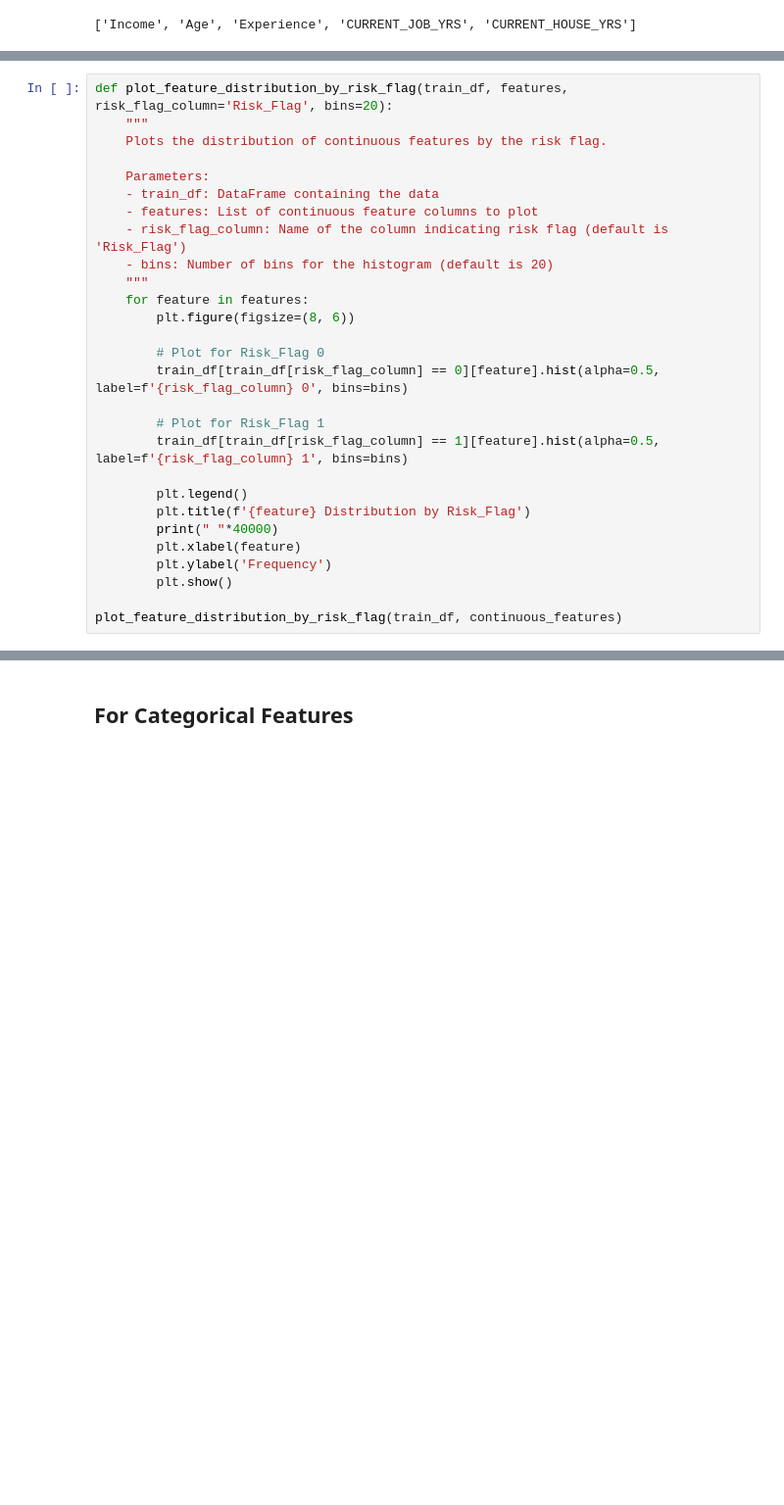
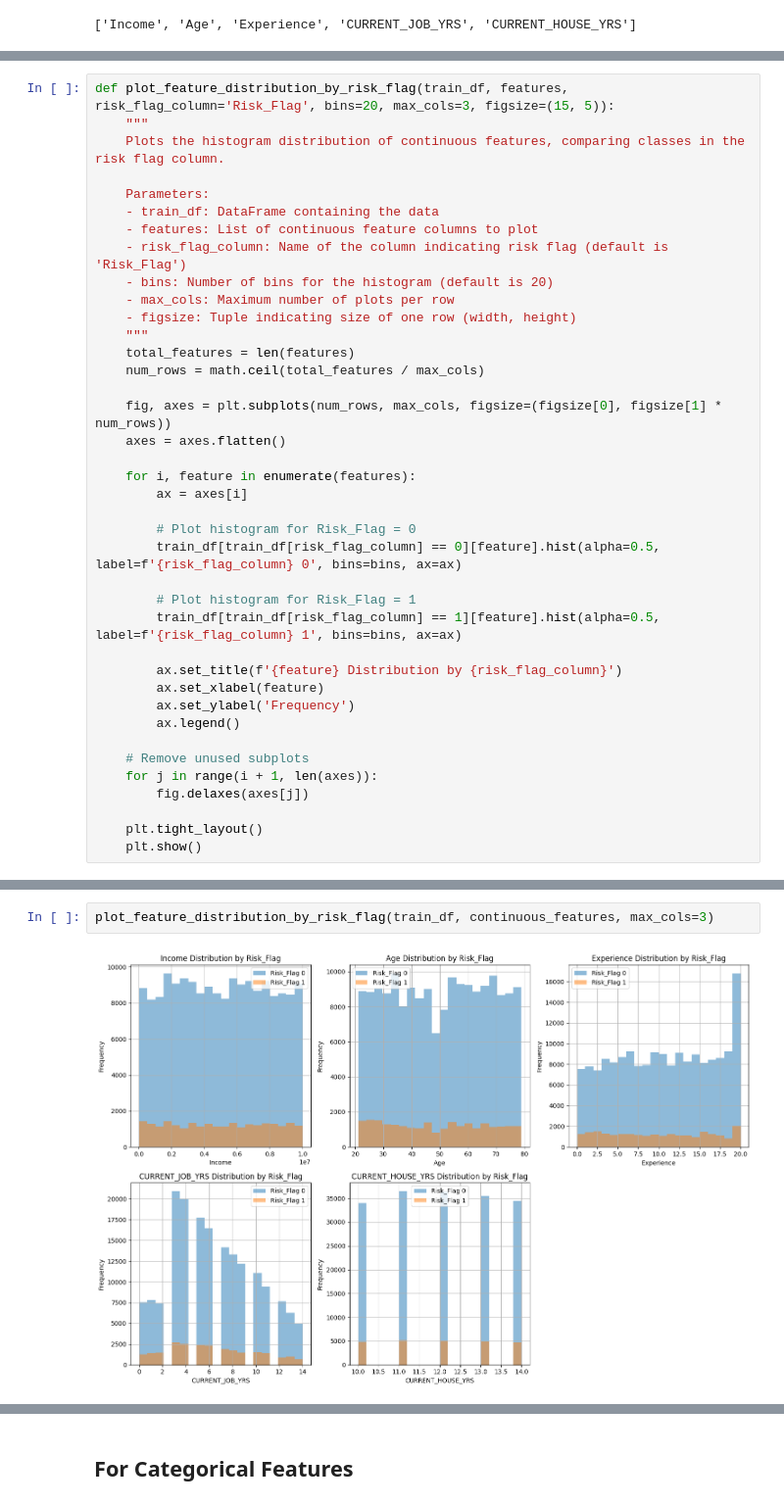
Before and after one commit to Eddythemachine/ziontechhub_hackathon_submission, a Jupyter notebook: loan_risk_assesment.ipynb, the cells around one changed output, grey strips where cells are left out. Shown at 98% size. Saved outputs shown, nothing was run; the diff lists cells and outputs as text; blank space fills up the shorter version.

```diff
--- a/loan_risk_assesment.ipynb
+++ b/loan_risk_assesment.ipynb
@@ -377,28 +407,39 @@ continuous_features
 # %%
-def plot_feature_distribution_by_risk_flag(train_df, features, risk_flag_column='Risk_Flag', bins=20):
+def plot_feature_distribution_by_risk_flag(train_df, features, risk_flag_column='Risk_Flag', bins=20, max_cols=3, figsize=(15, 5)):
     """
-    Plots the distribution of continuous features by the risk flag.
+    Plots the histogram distribution of continuous features, comparing classes in the risk flag column.
 
     Parameters:
     - train_df: DataFrame containing the data
     - features: List of continuous feature columns to plot
     - risk_flag_column: Name of the column indicating risk flag (default is 'Risk_Flag')
     - bins: Number of bins for the histogram (default is 20)
+    - max_cols: Maximum number of plots per row
+    - figsize: Tuple indicating size of one row (width, height)
     """
-    for feature in features:
-        plt.figure(figsize=(8, 6))
+    total_features = len(features)
+    num_rows = math.ceil(total_features / max_cols)
 
-        # Plot for Risk_Flag 0
-        train_df[train_df[risk_flag_column] == 0][feature].hist(alpha=0.5, label=f'{risk_flag_column} 0', bins=bins)
+    fig, axes = plt.subplots(num_rows, max_cols, figsize=(figsize[0], figsize[1] * num_rows))
+    axes = axes.flatten()
 
-        # Plot for Risk_Flag 1
-        train_df[train_df[risk_flag_column] == 1][feature].hist(alpha=0.5, label=f'{risk_flag_column} 1', bins=bins)
+    for i, feature in enumerate(features):
+        ax = axes[i]
 
-        plt.legend()
-        plt.title(f'{feature} Distribution by Risk_Flag')
-        print(" "*40000)
-        plt.xlabel(feature)
-        plt.ylabel('Frequency')
-        plt.show()
+        # Plot histogram for Risk_Flag = 0
+        train_df[train_df[risk_flag_column] == 0][feature].hist(alpha=0.5, label=f'{risk_flag_column} 0', bins=bins, ax=ax)
 
-plot_feature_distribution_by_risk_flag(train_df, continuous_features)
+        # Plot histogram for Risk_Flag = 1
+        train_df[train_df[risk_flag_column] == 1][feature].hist(alpha=0.5, label=f'{risk_flag_column} 1', bins=bins, ax=ax)
+
+        ax.set_title(f'{feature} Distribution by {risk_flag_column}')
+        ax.set_xlabel(feature)
+        ax.set_ylabel('Frequency')
+        ax.legend()
+
+    # Remove unused subplots
+    for j in range(i + 1, len(axes)):
+        fig.delaxes(axes[j])
+
+    plt.tight_layout()
+    plt.show()
@@ -486,0 +446,4 @@ plot_feature_distribution_by_risk_flag_density(train_df)
+# %%
+plot_feature_distribution_by_risk_flag(train_df, continuous_features, max_cols=3)
+# %% [output]
+[figure, added]
```
Also changed, not shown: parts of 81 cells of this notebook.
